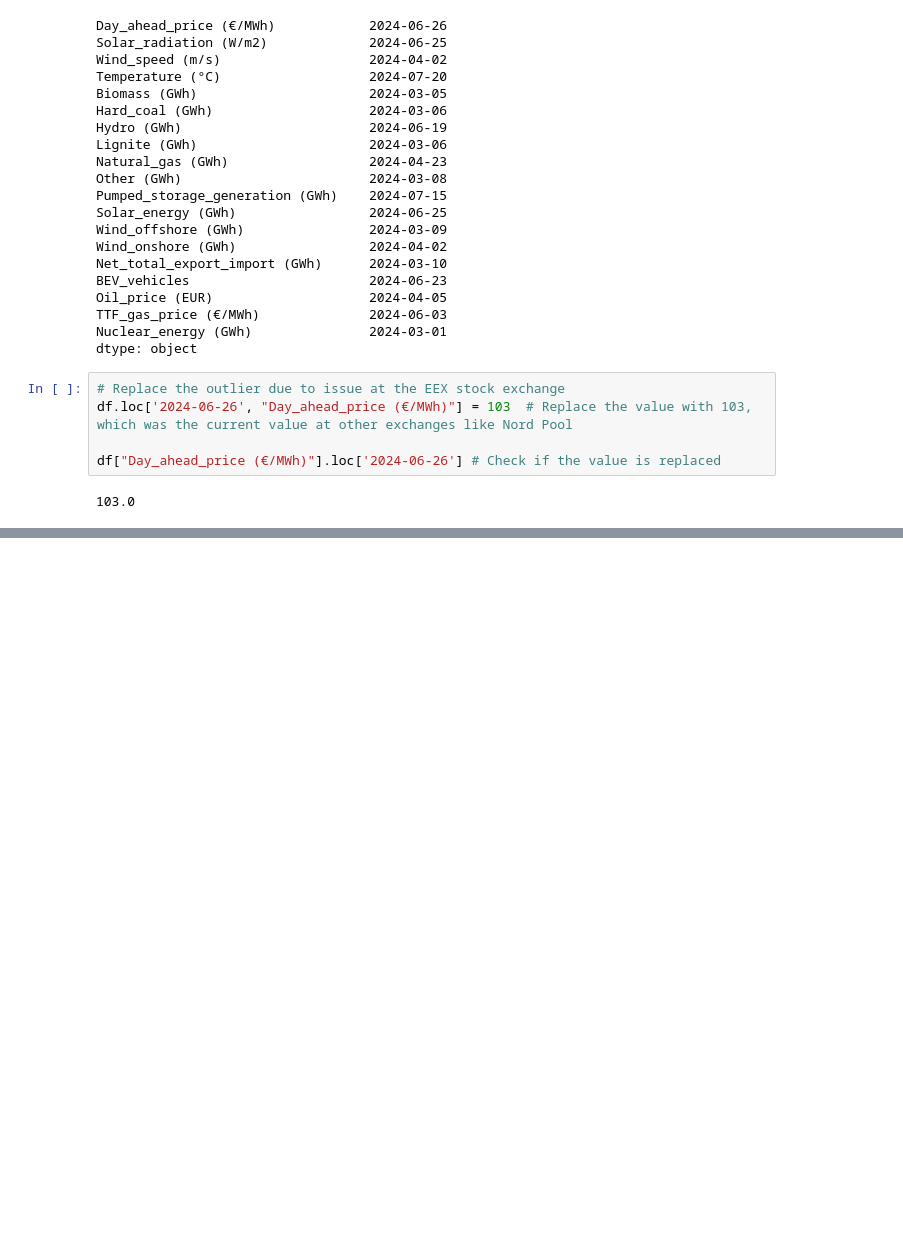
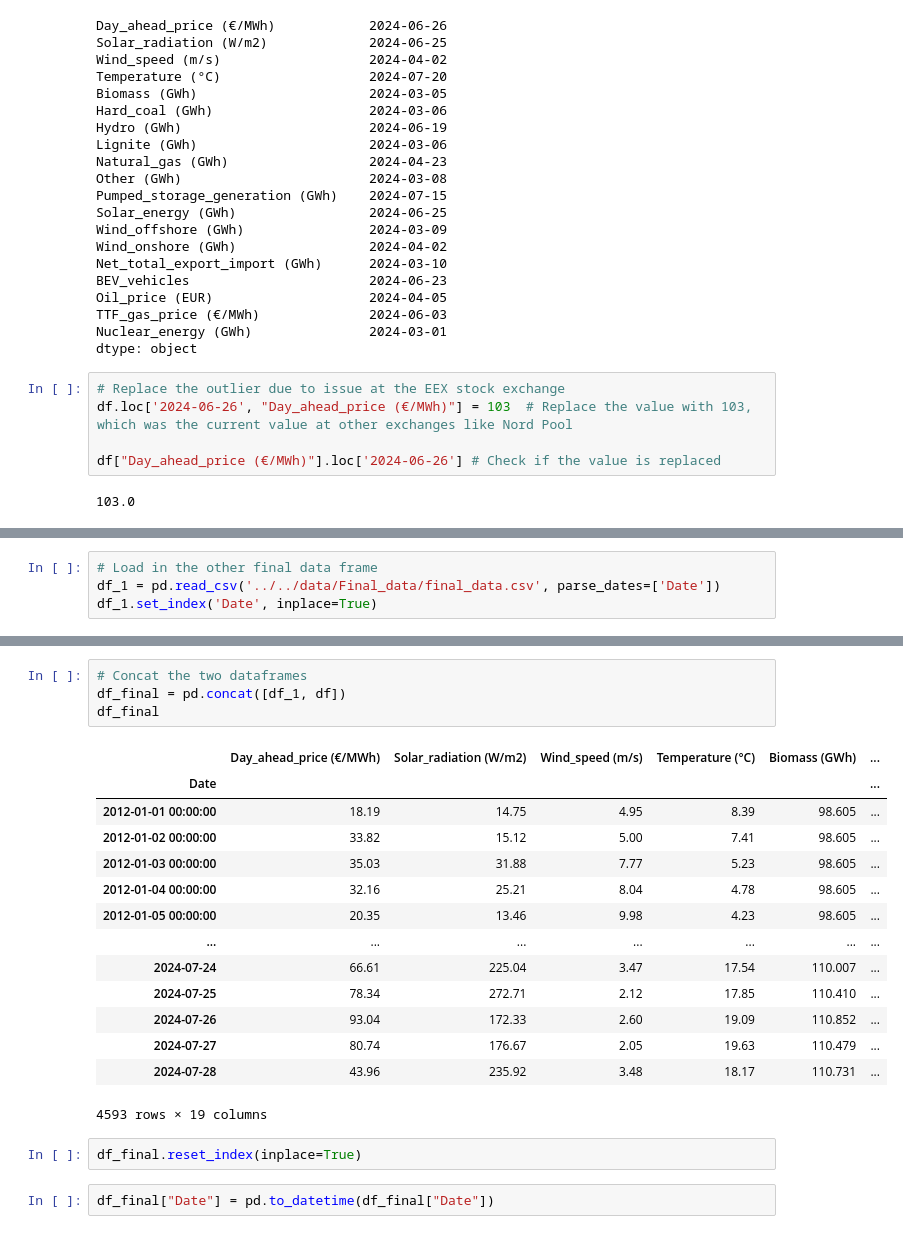
Before and after one commit to stefgr1/Prediction_of_energy_prices, a Jupyter notebook: data_retrieval/application_data/combination_of_all_data.ipynb, the cells around one changed output, grey strips where cells are left out. Cells and saved outputs as stored; diff of their text form; blank space fills up the shorter version.

```diff
--- a/data_retrieval/application_data/combination_of_all_data.ipynb
+++ b/data_retrieval/application_data/combination_of_all_data.ipynb
@@ -334,0 +328,4 @@ df_old.to_csv(parent_dir / 'data/Final_data/final_data.csv')
+# %%
+# Load in the other final data frame
+df_1 = pd.read_csv('../../data/Final_data/final_data.csv', parse_dates=['Date'])
+df_1.set_index('Date', inplace=True)
@@ -334,0 +373,23 @@ df_old.to_csv(parent_dir / 'data/Final_data/final_data.csv')
+# %%
+# Concat the two dataframes
+df_final = pd.concat([df_1, df])
+df_final
+# %% [output]
+|  | Day_ahead_price (€/MWh) | Solar_radiation (W/m2) | Wind_speed (m/s) | Temperature (°C) | Biomass (GWh) | ... |
+| Date |  |  |  |  |  | ... |
+| 2012-01-01 00:00:00 | 18.19 | 14.75 | 4.95 | 8.39 | 98.605 | ... |
+| 2012-01-02 00:00:00 | 33.82 | 15.12 | 5.00 | 7.41 | 98.605 | ... |
+| 2012-01-03 00:00:00 | 35.03 | 31.88 | 7.77 | 5.23 | 98.605 | ... |
+| 2012-01-04 00:00:00 | 32.16 | 25.21 | 8.04 | 4.78 | 98.605 | ... |
+| 2012-01-05 00:00:00 | 20.35 | 13.46 | 9.98 | 4.23 | 98.605 | ... |
+| ... | ... | ... | ... | ... | ... | ... |
+| 2024-07-24 | 66.61 | 225.04 | 3.47 | 17.54 | 110.007 | ... |
+| 2024-07-25 | 78.34 | 272.71 | 2.12 | 17.85 | 110.410 | ... |
+| 2024-07-26 | 93.04 | 172.33 | 2.60 | 19.09 | 110.852 | ... |
+| 2024-07-27 | 80.74 | 176.67 | 2.05 | 19.63 | 110.479 | ... |
+| 2024-07-28 | 43.96 | 235.92 | 3.48 | 18.17 | 110.731 | ... |
+4593 rows × 19 columns
+# %%
+df_final.reset_index(inplace=True)
+# %%
+df_final["Date"] = pd.to_datetime(df_final["Date"])
```
Also changed, not shown: parts of 11 cells of this notebook, 31 other files.
